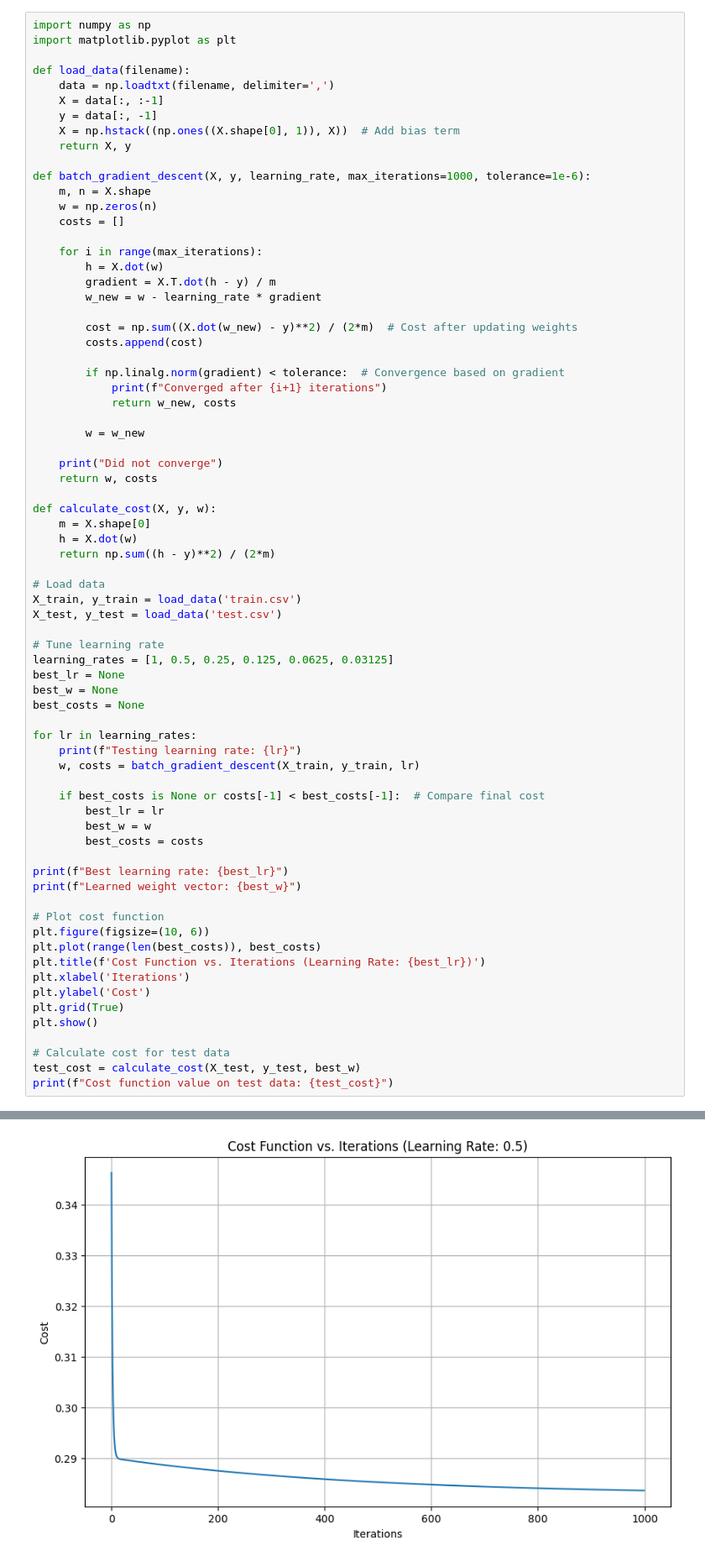
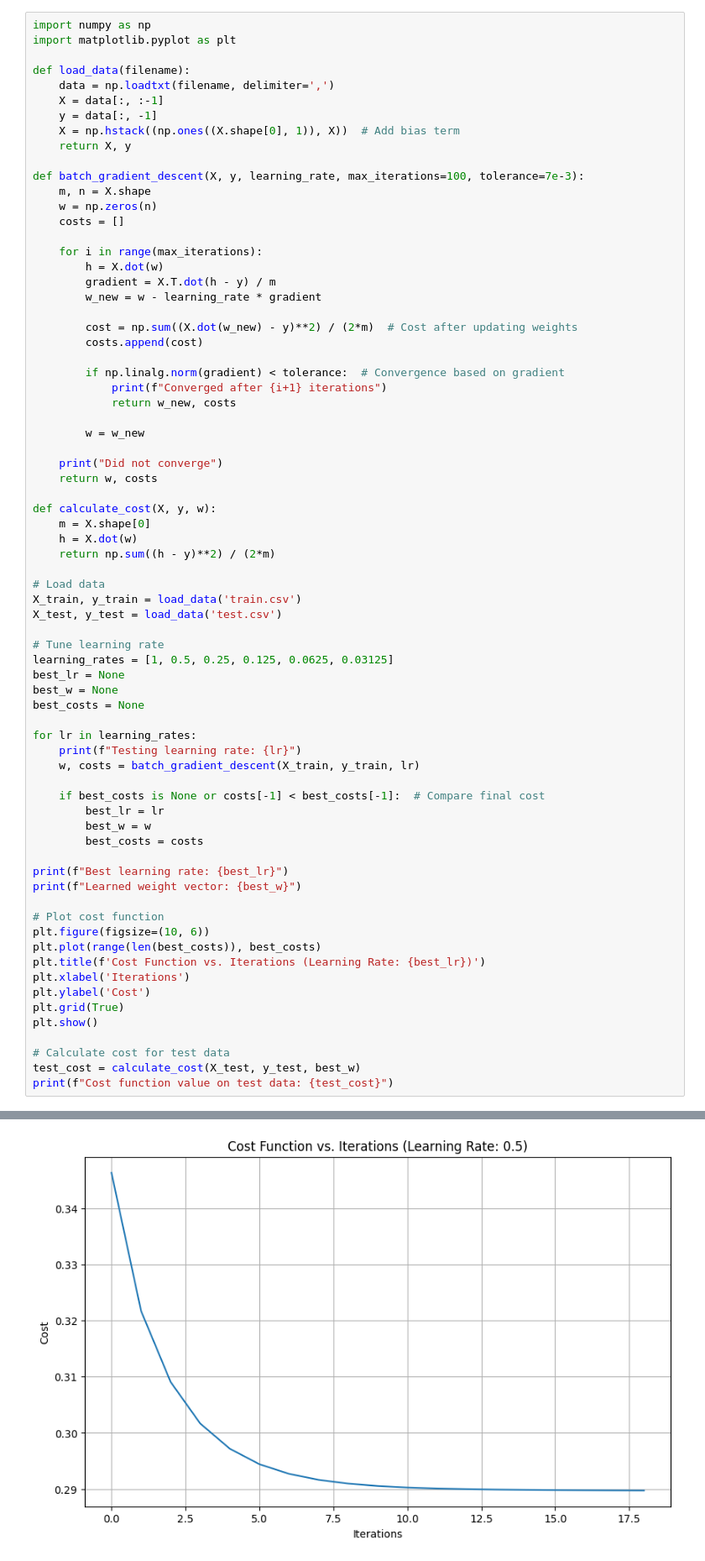
Before and after one commit to raogeorge/machine_learning_course, a Jupyter notebook: Linear Regression/4(a).ipynb, the cells around one changed output, grey strips where cells are left out. Shown: that part at 84% size. Cells and saved outputs as stored; diff of their text form.

```diff
--- a/Linear Regression/4(a).ipynb
+++ b/Linear Regression/4(a).ipynb
@@ -9,7 +9,7 @@ def load_data(filename):
     X = np.hstack((np.ones((X.shape[0], 1)), X))  # Add bias term
     return X, y
 
-def batch_gradient_descent(X, y, learning_rate, max_iterations=1000, tolerance=1e-6):
+def batch_gradient_descent(X, y, learning_rate, max_iterations=100, tolerance=7e-3):
     m, n = X.shape
     w = np.zeros(n)
     costs = []
@@ -89 +89 @@ Learned weight vector: [-0.02230249  0.55337564  0.42848522  0.46443989  1.02162
-[figure, old version]
+[figure, new version]
```
Also changed, not shown: parts of 1 cell of this notebook, 10 other files.
